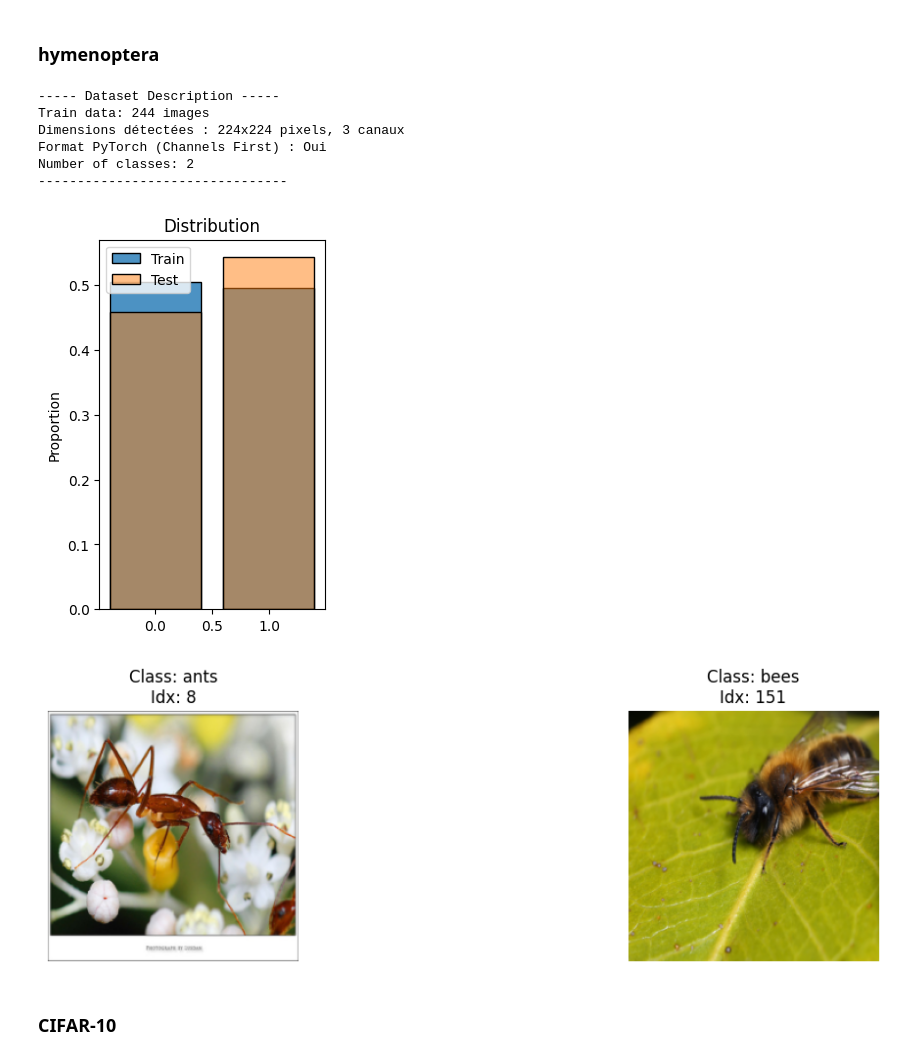
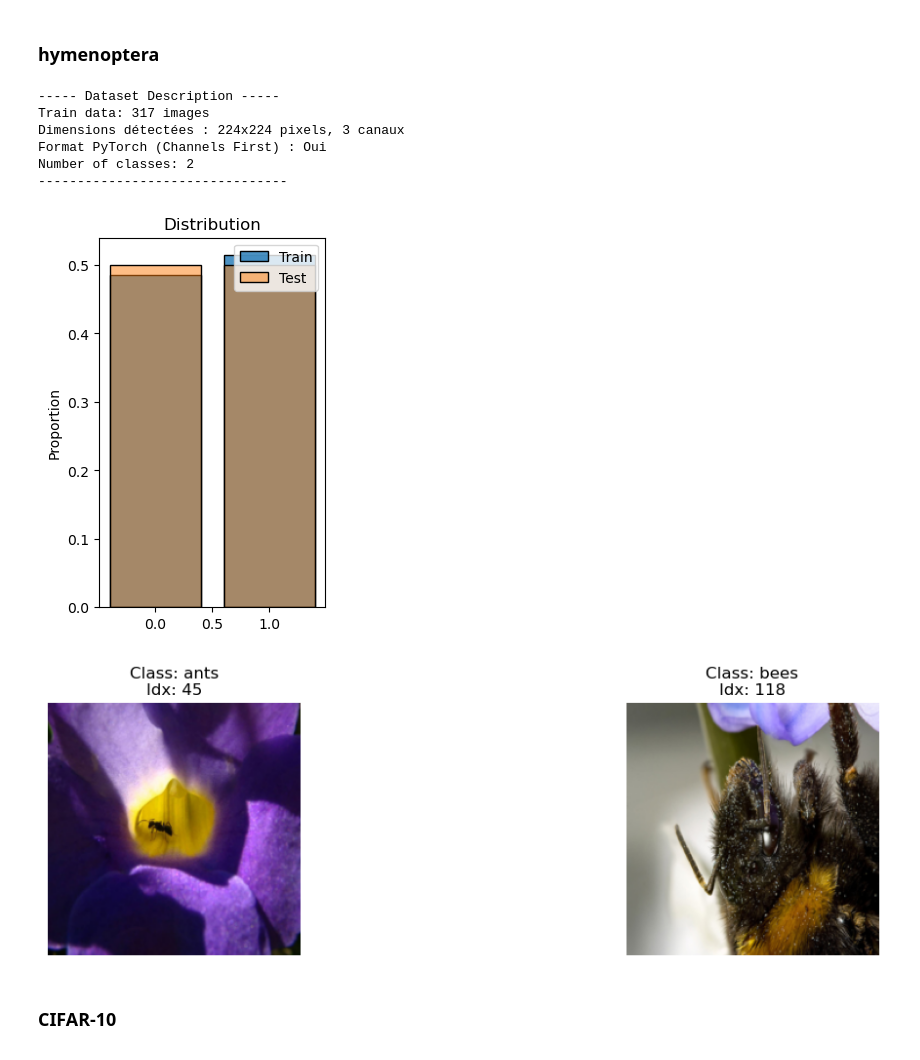
Before and after one commit to Viictordvd/High-Dimensional-and-Deep-Learning, a Jupyter notebook: Projet-3-ViTvsCNN/ViT_vs_CNN.ipynb, the cells around one changed output. Drawn from its saved outputs; the diff is of its cells as text; code cells hidden in the pictures.

```diff
--- a/Projet-3-ViTvsCNN/ViT_vs_CNN.ipynb
+++ b/Projet-3-ViTvsCNN/ViT_vs_CNN.ipynb
@@ -41,9 +75,9 @@ Path to hymenoptera dataset files: /home/davodeau/.cache/kagglehub/datasets/thed
 # %%
-# Transformation pour Hymenoptera (obligatoire : resize car tailles variées)
+# Transformation pour Hymenoptera car taille des images variées
 hym_transforms = transforms.Compose([
     transforms.Resize((224, 224)),
     transforms.ToTensor(),
 ])
-
-x_train_hymenoptera, y_train_hymenoptera, class_names = prepa_dataset.load_folder_to_tensors(train_path_hymenoptera, hym_transforms)
-x_test_hymenoptera, y_test_hymenoptera, class_names = prepa_dataset.load_folder_to_tensors(test_path_hymenoptera, hym_transforms)
+#Chargement des données
+x_train, y_train, class_names_hym = prepa_dataset.load_folder_to_tensors(train_path_hymenoptera, hym_transforms)
+x_test, y_test, class_names_hym = prepa_dataset.load_folder_to_tensors(test_path_hymenoptera, hym_transforms)
@@ -49,0 +87,34 @@ x_test_hymenoptera, y_test_hymenoptera, class_names = prepa_dataset.load_folder_
+# %%
+
+#Utilise torch.cat car les données sont des tensors
+x_total = torch.cat([x_train, x_test], dim=0)
+y_total = torch.cat([y_train, y_test], dim=0)
+
+print(f"Nombre total d'images: {len(x_total)}")
+
+
+# Division 1
+x_train_hymenoptera, x_transition, y_train_hymenoptera, y_transition = train_test_split(
+    x_total, y_total,
+    test_size=0.2,
+    random_state=42,
+    stratify=y_total  # Maintient la distribution des classes
+)
+
+# Division 2
+x_val_hymenoptera, x_test_hymenoptera, y_val_hymenoptera, y_test_hymenoptera = train_test_split(
+    x_transition, y_transition,
+    test_size=0.5,
+    random_state=42,
+    stratify=y_transition
+)
+
+
+print(f"Train: {len(x_train_hymenoptera)} images")
+print(f"Validation: {len(x_val_hymenoptera)} images ")
+print(f"Test: {len(x_test_hymenoptera)} images")
+
+
+print(f"\nDistribution des classes dans train: {np.bincount(y_train_hymenoptera)}")
+print(f"Distribution des classes dans validation: {np.bincount(y_val_hymenoptera)}")
+print(f"Distribution des classes dans test: {np.bincount(y_test_hymenoptera)}")
@@ -113,19 +212,19 @@ torch.Size([10000, 3, 32, 32])
 # %%
 prepa_dataset.describe_image_dataset(
     x_train_hymenoptera, y_train_hymenoptera,
     x_test_hymenoptera, y_test_hymenoptera,
-    class_names=class_names,
+    class_names=class_names_hym,
     cmap=None
 )
 # %% [output]
 ----- Dataset Description -----
-Train data: 244 images
+Train data: 317 images
 Dimensions détectées : 224x224 pixels, 3 canaux
 Format PyTorch (Channels First) : Oui
 Number of classes: 2
 --------------------------------
-[figure, old version]
+[figure, new version]
-[figure, old version]
+[figure, new version]
 # %% [markdown]
 ### CIFAR-10
 # %%
```
Also changed, not shown: parts of 43 cells of this notebook, 6 other files.
